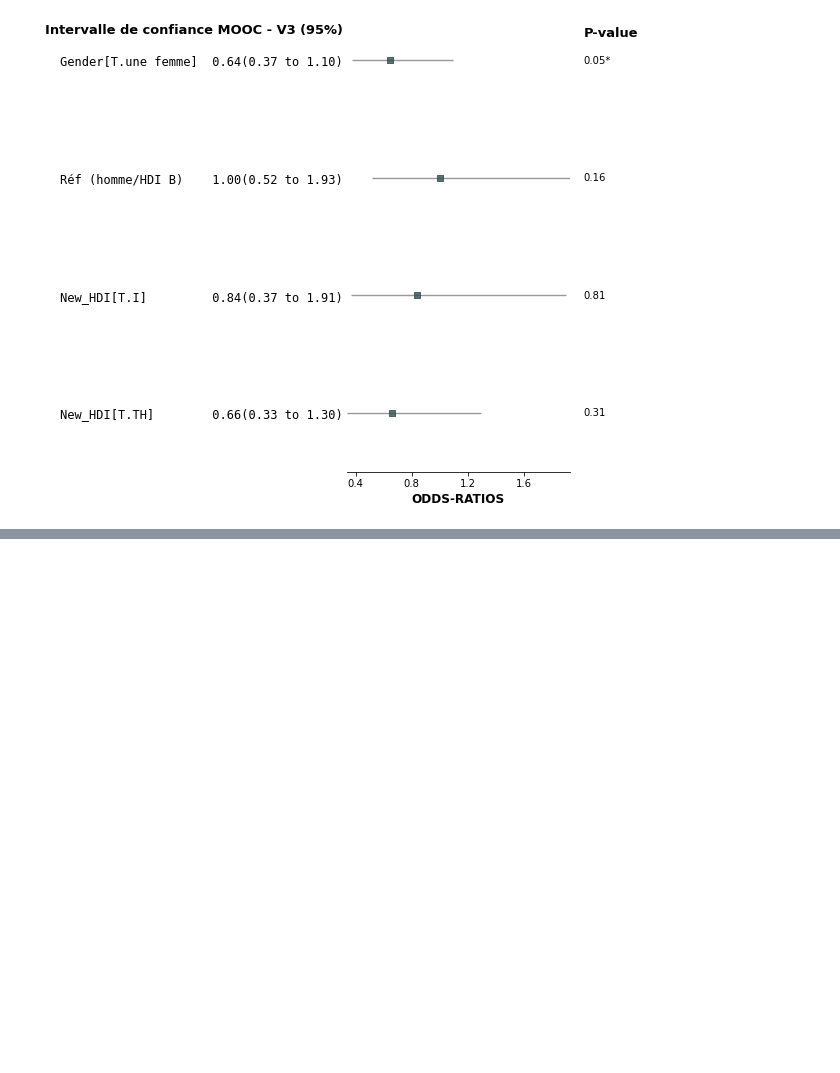
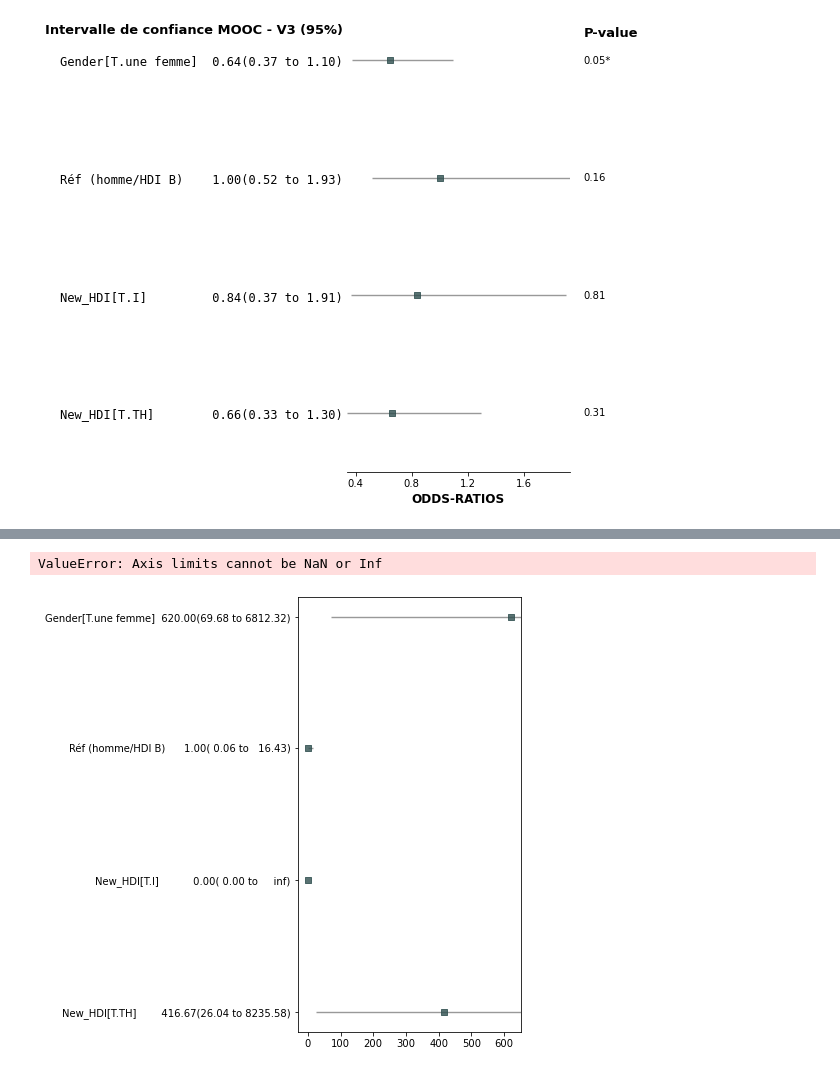
Before and after one commit to smtux/DUDA, a Jupyter notebook: statistique/src/mooc_mertes.ipynb, the cells around one changed output, grey strips where cells are left out. Saved outputs shown, nothing was run; the diff lists cells and outputs as text; code cells hidden in the pictures; blank space fills up the shorter version.

```diff
--- a/statistique/src/mooc_mertes.ipynb
+++ b/statistique/src/mooc_mertes.ipynb
@@ -1114,0 +1198,40 @@ plt.show()
+# %%
+# Extraction des bornes inférieure et supérieure des CI
+ci_v1[["ll", "hl"]] = ci_v1["CI_V1"].str.strip("[]").str.split(",", expand=True).astype(float)
+ci_v2[["ll", "hl"]] = ci_v2["CI_V2"].str.strip("[]").str.split(",", expand=True).astype(float)
+ci_v3[["ll", "hl"]] = ci_v3["CI_V3"].str.strip("[]").str.split(",", expand=True).astype(float)
+# %%
+ci_v1.reset_index("coef", inplace=True)
+ci_v2.reset_index("coef", inplace=True)
+ci_v3.reset_index("coef", inplace=True)
+or_v1.reset_index("coef", inplace=True)
+or_v2.reset_index("coef", inplace=True)
+or_v3.reset_index("coef", inplace=True)
+pval_v1.reset_index("coef", inplace=True)
+pval_v2.reset_index("coef", inplace=True)
+pval_v3.reset_index("coef", inplace=True)
+# %%
+
+# Tableaux des valeurs pour créer le forestplot
+forest_v1 = ci_v1.merge(or_v1, on="coef").merge(pval_v1, on="coef")
+forest_v2 = ci_v2.merge(or_v2, on="coef").merge(pval_v2, on="coef")
+forest_v3 = ci_v3.merge(or_v3, on="coef").merge(pval_v3, on="coef")
+# %%
+forest_v1.iloc[1, 0] = "Réf (homme/HDI B)"
+forest_v2.iloc[1, 0] = "Réf (homme/HDI B)"
+forest_v3.iloc[1, 0] = "Réf (homme/HDI B)"
+# %%
+fp.forestplot(forest_v1,  # the dataframe with results data
+              estimate="OR_V1",  # col containing estimated effect size
+              ll="ll", hl="hl",  # columns containing conf. int. lower and higher limits
+              varlabel="coef",  # column containing variable label
+              pval = "pval_V1",
+              #figsize = (12,16),
+              ylabel="Intervalle de confiance MOOC - V2 (95%)",  # y-label title
+              xlabel="ODDS-RATIOS",  # x-label title
+              )
+#plt.savefig("../graph/forestplot_v2.png")
+plt.show()
+# %% [output]
+ValueError: Axis limits cannot be NaN or Inf
+[figure, added]
```
Also changed, not shown: parts of 21 cells of this notebook, 4 other files.
